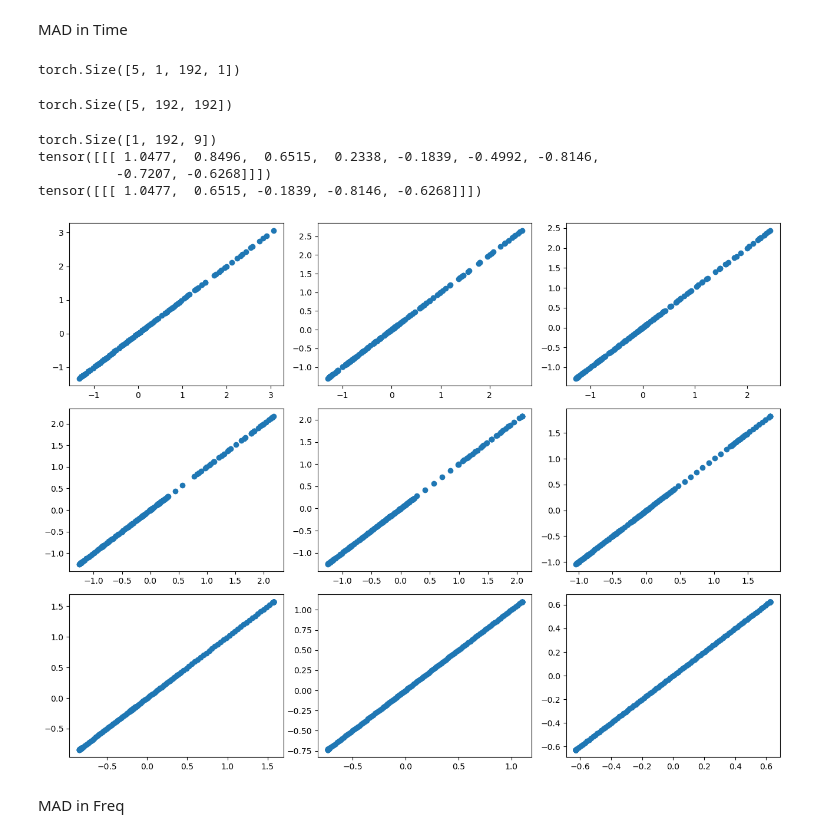
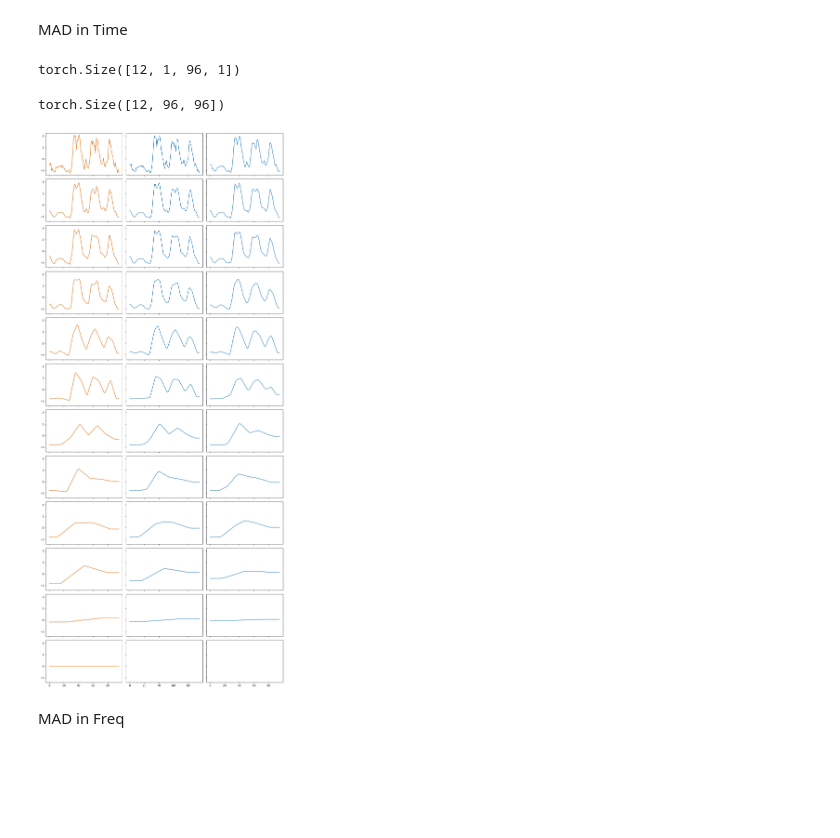
Before and after one commit to WillWang1113/Moving-Average-Diffusion, a Jupyter notebook: notebooks/degrade_fn.ipynb, the cells around one changed output. Drawn from its saved outputs; the diff is of its cells as text; code cells hidden in the pictures; blank space fills up the shorter version.

```diff
--- a/notebooks/degrade_fn.ipynb
+++ b/notebooks/degrade_fn.ipynb
@@ -61,8 +63,9 @@ xi = list(range(len(x)))
 # %% [markdown]
 MAD in Time
 # %%
-ks = [1] + get_factors(seq_len)
-ks = ks[::3]
+ks = get_factors(seq_len)
+# print(len(ks))
+# ks = ks[::3]
 # ks = list(range(2, seq_len+1))
 # real_steps = list(range(2, seq_len+1))
 # fig, axs = plt.subplots(ceil(len(ks) / 3), 3, figsize=[6.4*2, 4.8*2])
@@ -75,7 +78,7 @@ stdev = torch.sqrt(torch.var(raw_, dim=1, keepdim=True, unbiased=False) + 1e-6)
 # print(stdev)
 # x_norm = raw_
 x_norm = (raw_ - mean) / stdev
-# std_orig = torch.sqrt(torch.var(x_norm, dim=1, keepdim=True, unbiased=False) + 1e-6)
+std_orig = torch.sqrt(torch.var(x_norm, dim=1, keepdim=True, unbiased=False) + 1e-6)
 
 all_x, all_K = [], []
 for i, k in enumerate(ks):
@@ -90,9 +93,11 @@ for i, k in enumerate(ks):
 
     # print(filtered_.flatten())
     std_new = torch.sqrt(torch.var(filtered_, dim=1, keepdim=True, unbiased=False) + 1e-6)
-    # ratio = std_new / std_orig
+    ratio = std_new / std_orig
     # print(ratio)
-    # noisy_x = filtered_ + torch.sqrt(1 - ratio ** 2) * torch.randn_like(filtered_)
+
+    noisy_x = filtered_ + torch.randn_like(filtered_) * 0.2
+
     # std_noisy_x = torch.sqrt(torch.var(noisy_x, dim=1, keepdim=True, unbiased=False) + 1e-6)
     # filtered_ = torch.nn.functional.interpolate(
     #             filtered_.permute(0, 2, 1),
@@ -103,8 +108,9 @@ for i, k in enumerate(ks):
         # noise = torch.randn_like(filtered_.flatten()) * betas[real_steps.index(k)]
     else:
         noise = 0
-    # axs[i].plot(filtered_.flatten())
+    # axs[i].plot(noisy_x.flatten(), lw=2.5, c='C1')
     # axs[i].set_title(f"ks={k}")
+    # axs[i].set_ylim([-2.5,2.5])
     all_x.append(filtered_)
     all_K.append(mat.K)
 # fig.tight_layout()
@@ -113,36 +119,42 @@ all_K = torch.stack(all_K)
 print(all_x.shape)
 all_K.shape
 # %% [output]
-torch.Size([5, 1, 192, 1])
+torch.Size([12, 1, 96, 1])
-torch.Size([5, 192, 192])
+torch.Size([12, 96, 96])
 # %%
-all_x = all_x.squeeze().unsqueeze(0).permute(0,2,1)
-all_K = all_K.flatten(1).unsqueeze(0).permute(0,2,1)
+all_x = all_x.squeeze().unsqueeze(0).permute(0, 2, 1)
+all_K = all_K.flatten(1).unsqueeze(0).permute(0, 2, 1)
 
-interp_all_x = torch.nn.functional.interpolate(all_x, size=9, mode='linear', align_corners=True)
-interp_all_K = torch.nn.functional.interpolate(all_K, size=9, mode='linear',align_corners=True).squeeze().reshape(192,192,-1)
+interp_all_x = torch.nn.functional.interpolate(
+    all_x, size=34, mode="linear", align_corners=True
+)
+interp_all_K = (
+    torch.nn.functional.interpolate(all_K, size=34, mode="linear", align_corners=True)
+    .squeeze()
+    .reshape(seq_len, seq_len, -1)
+)
 interp_all_x.shape
 interp_all_K.shape
-print(interp_all_x.shape)
+# print(interp_all_x.shape)
 
-print(interp_all_x[:,:1])
-print(all_x[:,:1])
+# print(interp_all_x[:,:1])
+# print(all_x[:,:1])
 
 interp_all_x = interp_all_x.squeeze().T
-fig, axs = plt.subplots(ceil(len(interp_all_x) / 3), 3, figsize=[6.4*2, 4.8*2])
+fig, axs = plt.subplots(
+    ceil(len(interp_all_x) / 3), 3, figsize=[6.4 * 2, 4.8 * 6], sharex=True, sharey=True
+)
 axs = axs.flatten()
 for i in range(len(interp_all_x)):
-    kx = interp_all_K[...,i] @ x_norm
-    axs[i].scatter(interp_all_x[i].flatten(), kx.flatten())
+    kx = interp_all_K[..., i] @ x_norm
+    # axs[i].scatter(interp_all_x[i].flatten(), kx.flatten())
     # axs[i].plot(interp_all_x[i].flatten())
-    # axs[i].plot(kx.flatten())
+    axs[i].plot(kx.flatten())
+    if i % 3 == 0:
+        axs[i].plot(all_x[..., i // 3].flatten())
 fig.tight_layout()
 # %% [output]
-torch.Size([1, 192, 9])
-tensor([[[ 1.0477,  0.8496,  0.6515,  0.2338, -0.1839, -0.4992, -0.8146,
-          -0.7207, -0.6268]]])
-tensor([[[ 1.0477,  0.6515, -0.1839, -0.8146, -0.6268]]])
-[figure, old version]
+[figure, new version]
 # %%
 ks = [1]+get_factors(288) + [288]
 real_steps = list(range(2, 289))
```
Also changed, not shown: parts of 4 cells of this notebook, 46 other files.
